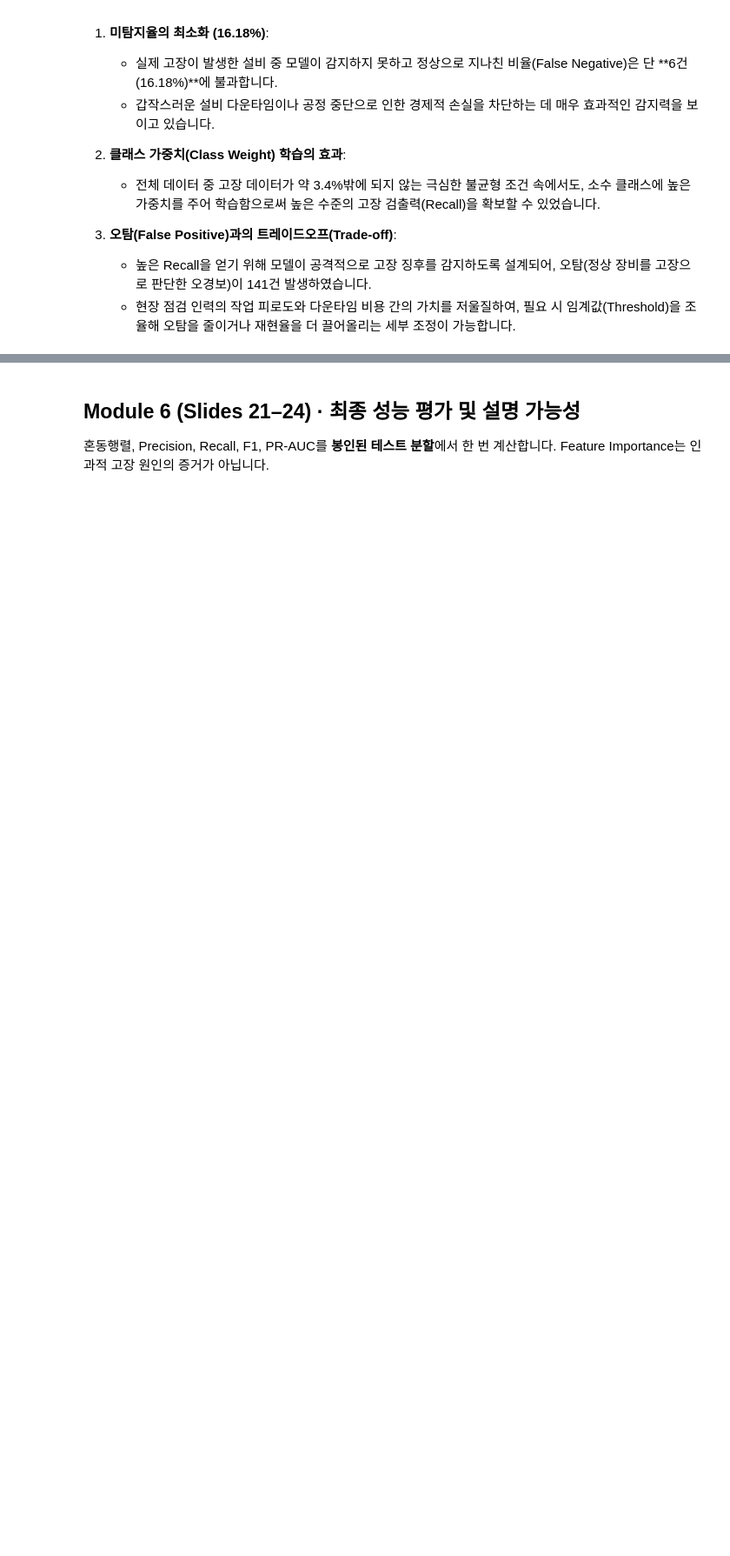
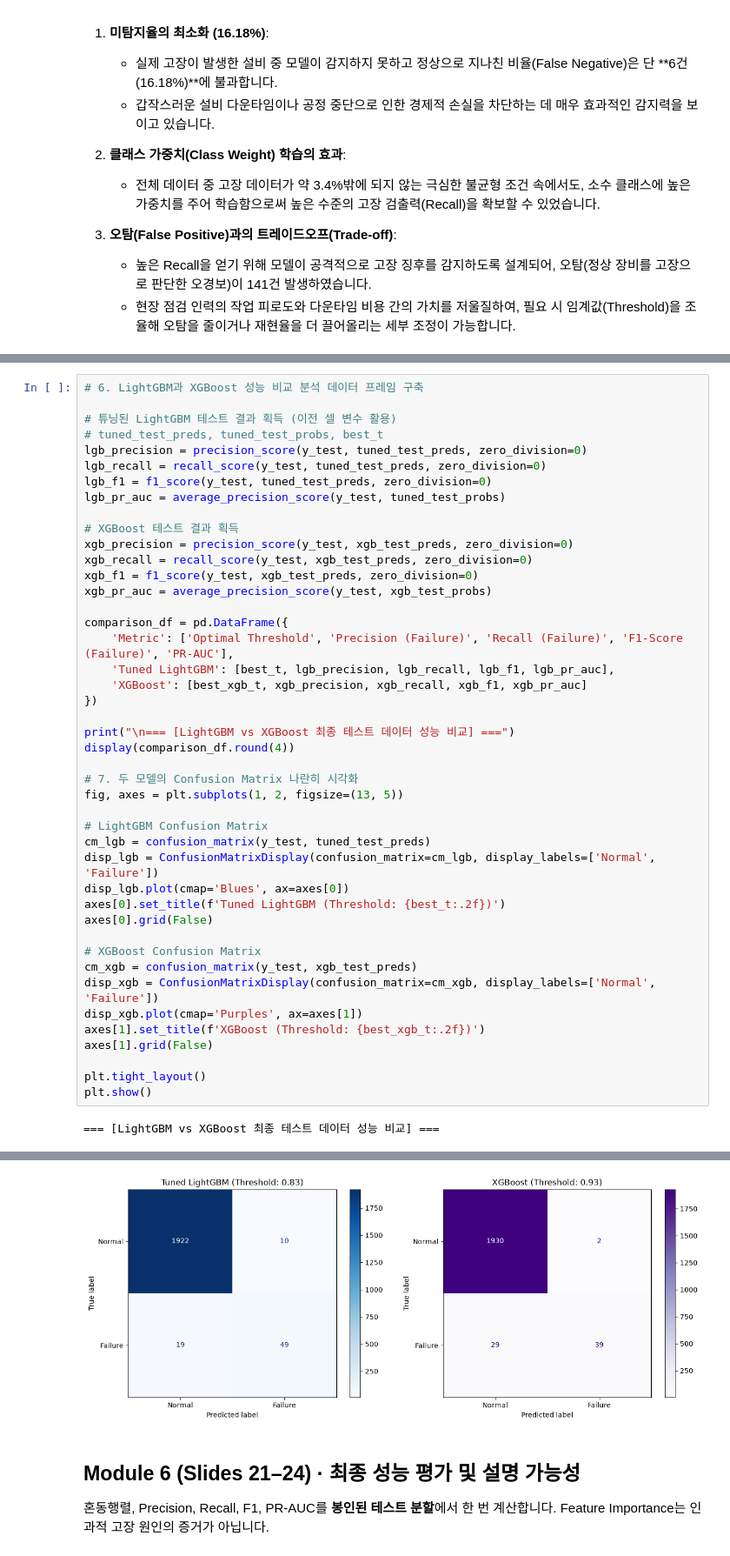
Before and after one commit to JSJeong-me/LG-Capstone-2026, a Jupyter notebook: LG_AI4I_2020_8Modules_SmartFactory_Lab.ipynb, the cells around one changed output, grey strips where cells are left out. Shown at 87% size. Drawn from its saved outputs; the diff is of its cells as text; blank space fills up the shorter version.

```diff
--- a/LG_AI4I_2020_8Modules_SmartFactory_Lab.ipynb
+++ b/LG_AI4I_2020_8Modules_SmartFactory_Lab.ipynb
@@ -756,0 +962,46 @@ display(Markdown(markdown_text))
+# %%
+# 6. LightGBM과 XGBoost 성능 비교 분석 데이터 프레임 구축
+
+# 튜닝된 LightGBM 테스트 결과 획득 (이전 셀 변수 활용)
+# tuned_test_preds, tuned_test_probs, best_t
+lgb_precision = precision_score(y_test, tuned_test_preds, zero_division=0)
+lgb_recall = recall_score(y_test, tuned_test_preds, zero_division=0)
+lgb_f1 = f1_score(y_test, tuned_test_preds, zero_division=0)
+lgb_pr_auc = average_precision_score(y_test, tuned_test_probs)
+
+# XGBoost 테스트 결과 획득
+xgb_precision = precision_score(y_test, xgb_test_preds, zero_division=0)
+xgb_recall = recall_score(y_test, xgb_test_preds, zero_division=0)
+xgb_f1 = f1_score(y_test, xgb_test_preds, zero_division=0)
+xgb_pr_auc = average_precision_score(y_test, xgb_test_probs)
+
+comparison_df = pd.DataFrame({
+    'Metric': ['Optimal Threshold', 'Precision (Failure)', 'Recall (Failure)', 'F1-Score (Failure)', 'PR-AUC'],
+    'Tuned LightGBM': [best_t, lgb_precision, lgb_recall, lgb_f1, lgb_pr_auc],
+    'XGBoost': [best_xgb_t, xgb_precision, xgb_recall, xgb_f1, xgb_pr_auc]
+})
+
+print("\n=== [LightGBM vs XGBoost 최종 테스트 데이터 성능 비교] ===")
+display(comparison_df.round(4))
+
+# 7. 두 모델의 Confusion Matrix 나란히 시각화
+fig, axes = plt.subplots(1, 2, figsize=(13, 5))
+
+# LightGBM Confusion Matrix
+cm_lgb = confusion_matrix(y_test, tuned_test_preds)
+disp_lgb = ConfusionMatrixDisplay(confusion_matrix=cm_lgb, display_labels=['Normal', 'Failure'])
+disp_lgb.plot(cmap='Blues', ax=axes[0])
+axes[0].set_title(f'Tuned LightGBM (Threshold: {best_t:.2f})')
+axes[0].grid(False)
+
+# XGBoost Confusion Matrix
+cm_xgb = confusion_matrix(y_test, xgb_test_preds)
+disp_xgb = ConfusionMatrixDisplay(confusion_matrix=cm_xgb, display_labels=['Normal', 'Failure'])
+disp_xgb.plot(cmap='Purples', ax=axes[1])
+axes[1].set_title(f'XGBoost (Threshold: {best_xgb_t:.2f})')
+axes[1].grid(False)
+
+plt.tight_layout()
+plt.show()
+# %% [output]
+=== [LightGBM vs XGBoost 최종 테스트 데이터 성능 비교] ===
@@ -757,3 +1014,4 @@ display(Markdown(markdown_text))
+[figure, added]
 # %% [markdown]
 ## Module 6 (Slides 21–24) · 최종 성능 평가 및 설명 가능성
 
```
Also changed, not shown: parts of 4 cells of this notebook.
